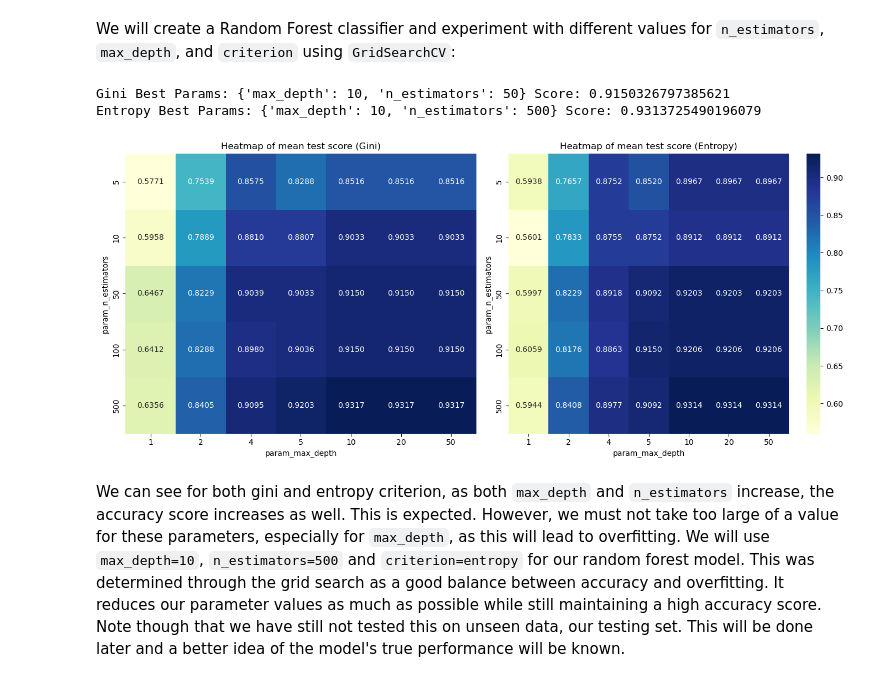
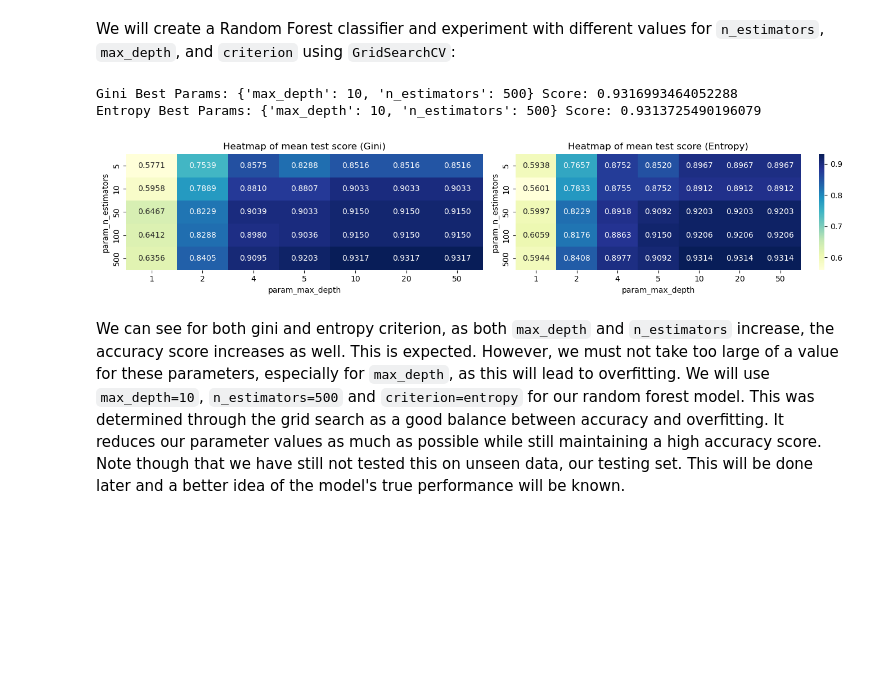
Before and after one commit to sokosaa/Machine-Learning-in-Mechanical-Engineering, a Jupyter notebook: HW2/C/HW2C.ipynb, the cells around one changed output. Saved outputs shown, nothing was run; the diff lists cells and outputs as text; code cells hidden in the pictures; blank space fills up the shorter version.

```diff
--- a/HW2/C/HW2C.ipynb
+++ b/HW2/C/HW2C.ipynb
@@ -122,41 +121,41 @@ max_depth = [1, 2, 4, 5, 10, 20, 50]
 rfc_params = dict(n_estimators=n_estimators, max_depth=max_depth)
 
 # create classifiers
 rfc_gini    = RandomForestClassifier(criterion='gini'   , random_state=42)
 rfc_entropy = RandomForestClassifier(criterion='entropy', random_state=42)
 
 # create grids
 rfc_gini_grid    = GridSearchCV(rfc_gini   , rfc_params, cv=10, scoring='accuracy')
 rfc_entropy_grid = GridSearchCV(rfc_entropy, rfc_params, cv=10, scoring='accuracy')
 
 # fit grids
 rfc_gini_grid.fit(X_train, y_train)
 rfc_entropy_grid.fit(X_train, y_train)
 
 # print basic results
-print(f'Gini Best Params: {rfc_grid.best_params_} Score: {rfc_grid.best_score_}')
+print(f'Gini Best Params: {rfc_gini_grid.best_params_} Score: {rfc_gini_grid.best_score_}')
 print(f'Entropy Best Params: {rfc_entropy_grid.best_params_} Score: {rfc_entropy_grid.best_score_}')
 
 # create dataframe from cv_results_
 rfc_gini_results = pd.DataFrame(rfc_gini_grid.cv_results_)
 rfc_entropy_results = pd.DataFrame(rfc_entropy_grid.cv_results_)
 
 # pivot as prep for heatmap
 rfc_gini_pivot = rfc_gini_results.pivot_table(index='param_n_estimators', columns='param_max_depth', values='mean_test_score')
 rfc_entropy_pivot = rfc_entropy_results.pivot_table(index='param_n_estimators', columns='param_max_depth', values='mean_test_score')
 
 # heatmap to visualize results
-fig, ax = plt.subplots(1, 2, figsize=(14, 6))  # 1 row, 2 columns
-sns.heatmap(rfc_gini_pivot, annot=True, cmap='YlGnBu', fmt='.4f', ax=ax[0], cbar=False)
-ax[0].set_title('Heatmap of mean test score (Gini)')
-sns.heatmap(rfc_entropy_pivot, annot=True, cmap='YlGnBu', fmt='.4f', ax=ax[1])
-ax[1].set_title('Heatmap of mean test score (Entropy)')
+fig1, ax1 = plt.subplots(1, 2, figsize=(14, 3))
+sns.heatmap(rfc_gini_pivot, annot=True, cmap='YlGnBu', fmt='.4f', ax=ax1[0], cbar=False)
+ax1[0].set_title('Heatmap of mean test score (Gini)')
+sns.heatmap(rfc_entropy_pivot, annot=True, cmap='YlGnBu', fmt='.4f', ax=ax1[1])
+ax1[1].set_title('Heatmap of mean test score (Entropy)')
 plt.tight_layout()
 plt.show()
 # %% [output]
-Gini Best Params: {'max_depth': 10, 'n_estimators': 50} Score: 0.9150326797385621
+Gini Best Params: {'max_depth': 10, 'n_estimators': 500} Score: 0.9316993464052288
 Entropy Best Params: {'max_depth': 10, 'n_estimators': 500} Score: 0.9313725490196079
-[figure, old version]
+[figure, new version]
 # %% [markdown]
 We can see for both gini and entropy criterion, as both `max_depth` and `n_estimators` increase, the accuracy score increases as well. This is expected. However, we must not take too large of a value for these parameters, especially for `max_depth`, as this will lead to overfitting. We will use `max_depth=10`, `n_estimators=500` and `criterion=entropy` for our random forest model. This was determined through the grid search as a good balance between accuracy and overfitting. It reduces our parameter values as much as possible while still maintaining a high accuracy score. Note though that we have still not tested this on unseen data, our testing set. This will be done later and a better idea of the model's true performance will be known.
 # %%
```
Also changed, not shown: parts of 18 cells of this notebook.
